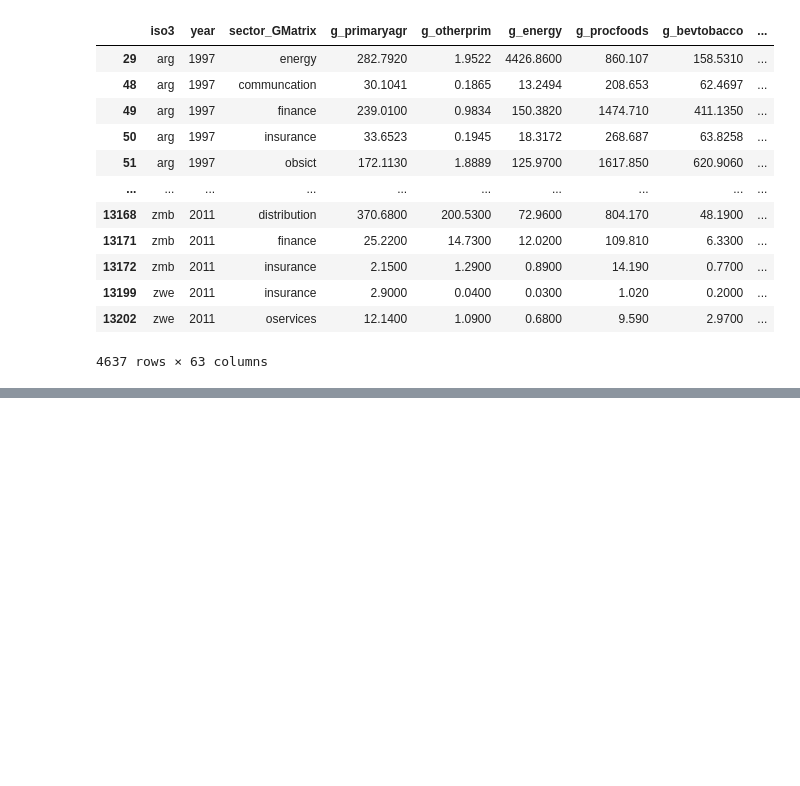
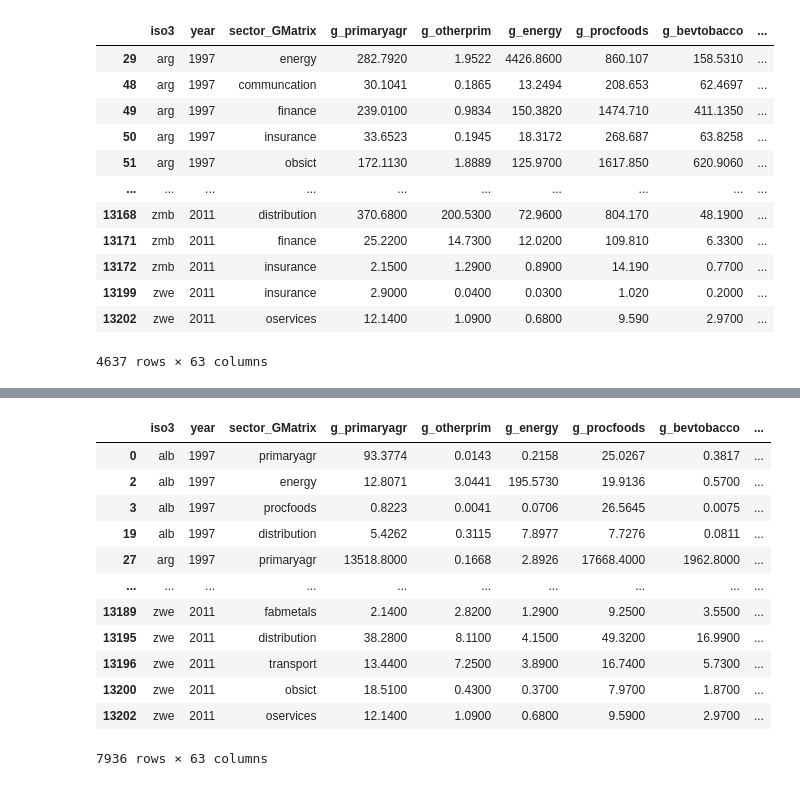
Before and after one commit to BetoRdz01/Actividad-1, a Jupyter notebook: Exportaciones.ipynb, the cells around one changed output, grey strips where cells are left out. Saved outputs shown, nothing was run; the diff lists cells and outputs as text; code cells hidden in the pictures; blank space fills up the shorter version.

```diff
--- a/Exportaciones.ipynb
+++ b/Exportaciones.ipynb
@@ -58,0 +88,17 @@ a2
+# %%
+b2 = df[df["g_procfoods"] > 7]
+b2
+# %% [output]
+|  | iso3 | year | sector_GMatrix | g_primaryagr | g_otherprim | g_energy | g_procfoods | g_bevtobacco | ... |
+| 0 | alb | 1997 | primaryagr | 93.3774 | 0.0143 | 0.2158 | 25.0267 | 0.3817 | ... |
+| 2 | alb | 1997 | energy | 12.8071 | 3.0441 | 195.5730 | 19.9136 | 0.5700 | ... |
+| 3 | alb | 1997 | procfoods | 0.8223 | 0.0041 | 0.0706 | 26.5645 | 0.0075 | ... |
+| 19 | alb | 1997 | distribution | 5.4262 | 0.3115 | 7.8977 | 7.7276 | 0.0811 | ... |
+| 27 | arg | 1997 | primaryagr | 13518.8000 | 0.1668 | 2.8926 | 17668.4000 | 1962.8000 | ... |
+| ... | ... | ... | ... | ... | ... | ... | ... | ... | ... |
+| 13189 | zwe | 2011 | fabmetals | 2.1400 | 2.8200 | 1.2900 | 9.2500 | 3.5500 | ... |
+| 13195 | zwe | 2011 | distribution | 38.2800 | 8.1100 | 4.1500 | 49.3200 | 16.9900 | ... |
+| 13196 | zwe | 2011 | transport | 13.4400 | 7.2500 | 3.8900 | 16.7400 | 5.7300 | ... |
+| 13200 | zwe | 2011 | obsict | 18.5100 | 0.4300 | 0.3700 | 7.9700 | 1.8700 | ... |
+| 13202 | zwe | 2011 | oservices | 12.1400 | 1.0900 | 0.6800 | 9.5900 | 2.9700 | ... |
+7936 rows × 63 columns
```
Also changed, not shown: parts of 7 cells of this notebook.
